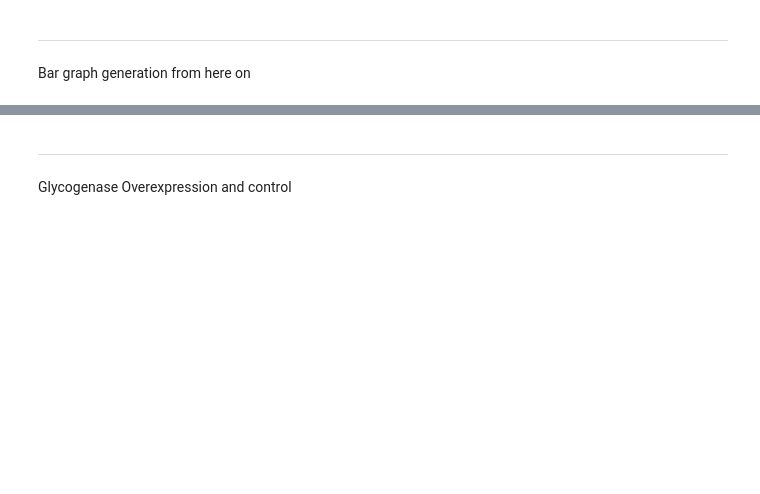
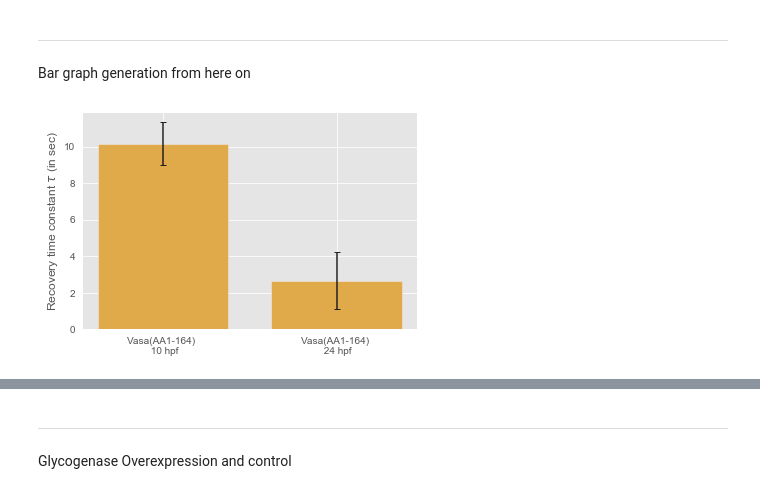
Before and after one commit to Julian-We/iFRAPpy, a Jupyter notebook: germgranule_components_FRAP.ipynb, the cells around one changed output, grey strips where cells are left out. Saved outputs shown, nothing was run; the diff lists cells and outputs as text; code cells hidden in the pictures; blank space fills up the shorter version.

```diff
--- a/germgranule_components_FRAP.ipynb
+++ b/germgranule_components_FRAP.ipynb
@@ -45,0 +79,5 @@ from plot_library import bar_graphs
+# %%
+fig, axos = plt.subplots()
+bar_graphs(axos, frap,  ['Vasa(AA1-164) 10hpf', 'Vasa(AA1-164) 24hpf'], 'tau slow',save_name='test10214')
+# %% [output]
+[figure, added]
```
Also changed, not shown: parts of 23 cells of this notebook, 8 other files.
